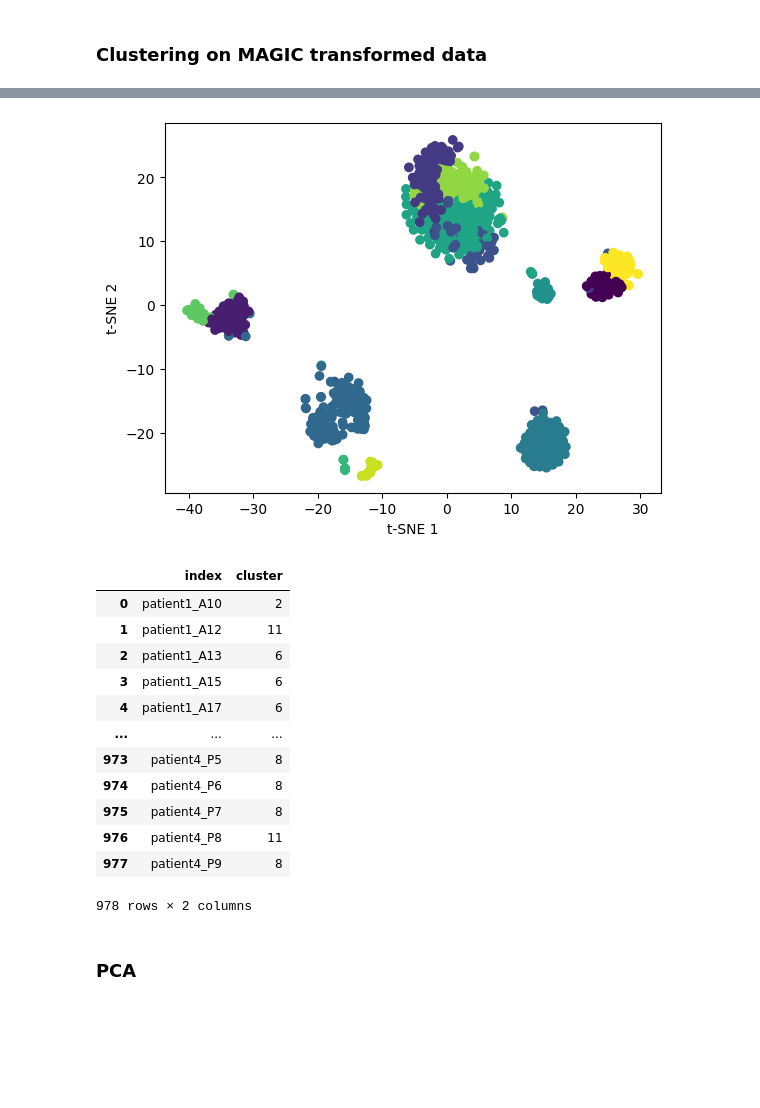
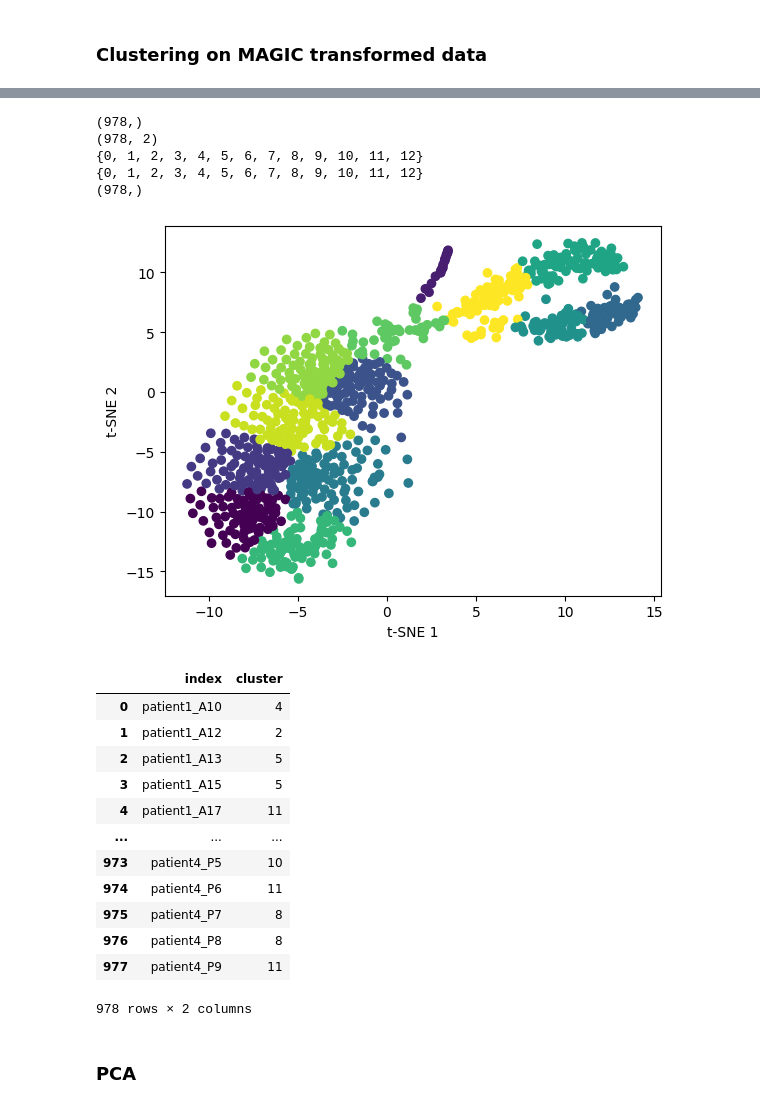
Before and after one commit to acarballocastro/ML4G, a Jupyter notebook: Project2_starter_code_template.ipynb, the cells around one changed output, grey strips where cells are left out. Drawn from its saved outputs; the diff is of its cells as text; code cells hidden in the pictures; blank space fills up the shorter version.

Commit message:
clustering attempt

```diff
--- a/Project2_starter_code_template.ipynb
+++ b/Project2_starter_code_template.ipynb
@@ -245,6 +246,8 @@ Spearman correlation for validation is 0.9570258871973059
 # %% [markdown]
 ### Clustering on MAGIC transformed data
 # %%
-# Perform t-SNE dimensionality reduction
-tsne = TSNE(n_components=2, perplexity=30, learning_rate=200, random_state=0)
-pancreas_tsne = tsne.fit_transform(sc_pancreas_norm)
+# Perform t-SNE dimensionality reduction on not imputed data.
+#For t-sne I think we need to transpose the data because we are interested in patient cells and not on all the genes.
+#Right now what is happening is that it is keeping all the genes but reducing the patient cells
+tsne = TSNE(n_components=2, perplexity=30, learning_rate=200, random_state=42)
+train_tsne = tsne.fit_transform(sc_pancreas_shuff.transpose())
@@ -251,31 +338,46 @@ pancreas_tsne = tsne.fit_transform(sc_pancreas_norm)
 # %%
 # Perform K-means clustering
-kmeans = KMeans(n_clusters=13, random_state=0)
-clusters = kmeans.fit_predict(sc_pancreas_norm) + 1 # Ensure clusters are labeled 1-11. 1-indexed
+#TODO: Change clustering method
+kmeans = KMeans(n_clusters=13, random_state=42)
+clusters = kmeans.fit_predict(train_tsne) # TODO: Add the +1 in the end not now
+# %%
+print(clusters.shape)
+print(train_tsne.shape)
+print(set(np.ndarray.tolist(clusters)))
+print(set(np.ndarray.tolist(encoded_label)))
+#The number of clusters is 12 as expected
+#TODO: how to change back to the cell type labels
+print(decoded_label.shape)
+# %% [output]
+(978,)
+(978, 2)
+{0, 1, 2, 3, 4, 5, 6, 7, 8, 9, 10, 11, 12}
+{0, 1, 2, 3, 4, 5, 6, 7, 8, 9, 10, 11, 12}
+(978,)
 # %%
 # Plot t-SNE visualization with cluster assignments
-plt.scatter(pancreas_tsne[:,0], pancreas_tsne[:,1], c=clusters)
+plt.scatter(train_tsne[:,0], train_tsne[:,1], c=clusters)
 plt.xlabel('t-SNE 1')
 plt.ylabel('t-SNE 2')
 plt.show()
 # %% [output]
-[figure, old version]
+[figure, new version]
 # %%
 cluster_labels = pd.DataFrame(data = {'index': sc_pancreas.columns, 'cluster': clusters})
 cluster_labels
 # %% [output]
 |  | index | cluster |
-| 0 | patient1_A10 | 2 |
-| 1 | patient1_A12 | 11 |
-| 2 | patient1_A13 | 6 |
-| 3 | patient1_A15 | 6 |
-| 4 | patient1_A17 | 6 |
+| 0 | patient1_A10 | 4 |
+| 1 | patient1_A12 | 2 |
+| 2 | patient1_A13 | 5 |
+| 3 | patient1_A15 | 5 |
+| 4 | patient1_A17 | 11 |
 | ... | ... | ... |
-| 973 | patient4_P5 | 8 |
-| 974 | patient4_P6 | 8 |
+| 973 | patient4_P5 | 10 |
+| 974 | patient4_P6 | 11 |
 | 975 | patient4_P7 | 8 |
-| 976 | patient4_P8 | 11 |
-| 977 | patient4_P9 | 8 |
+| 976 | patient4_P8 | 8 |
+| 977 | patient4_P9 | 11 |
 978 rows × 2 columns
 # %% [markdown]
 ### PCA
```
Also changed, not shown: parts of 26 cells of this notebook.
